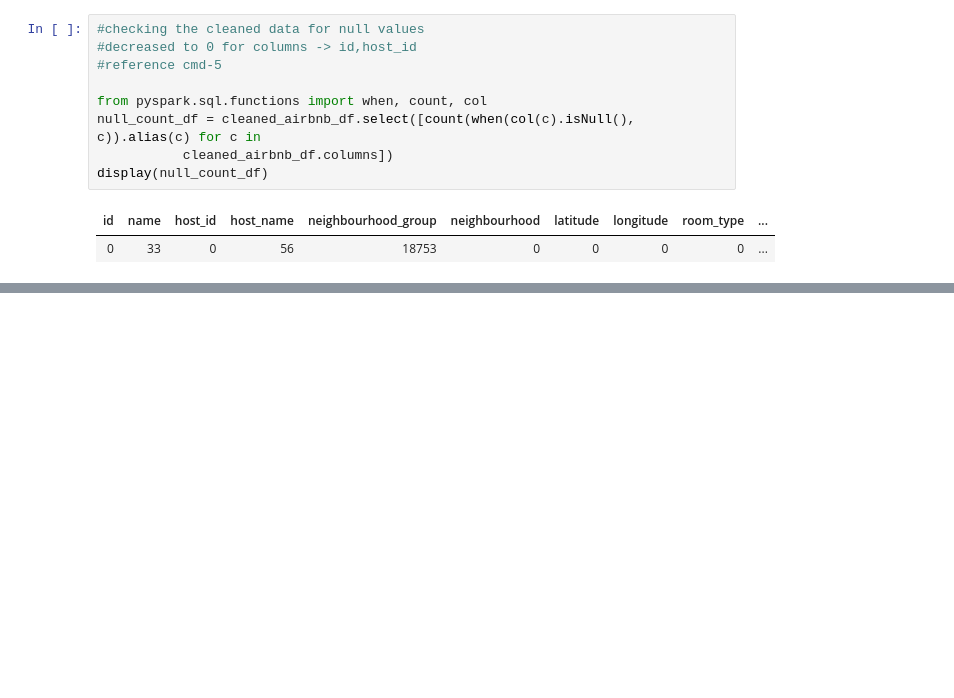
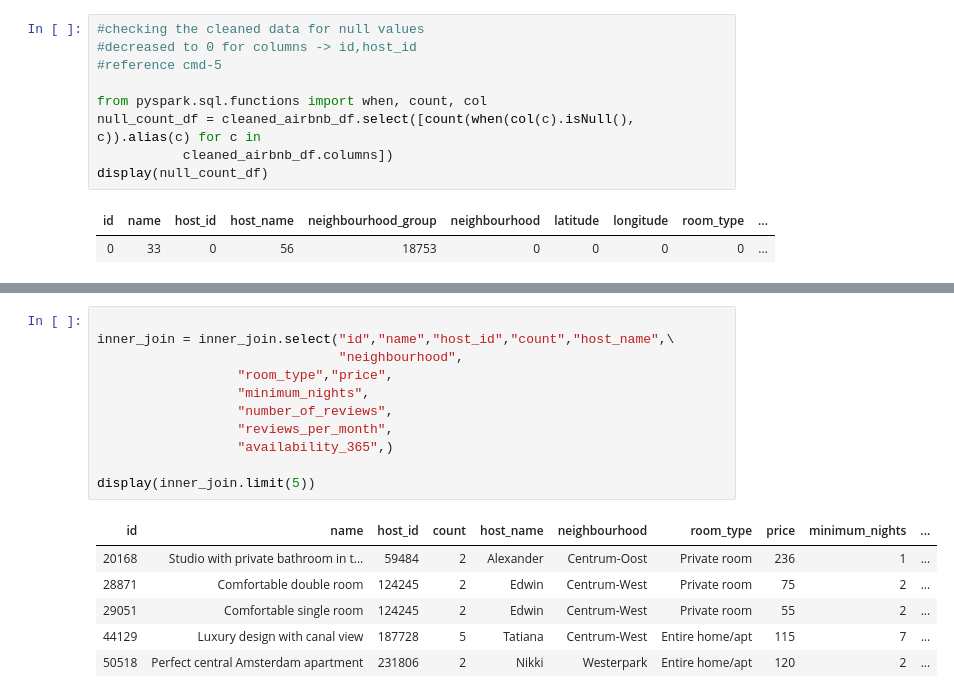
Before and after one commit to HarshitaSing/pySpark_ETL, a Jupyter notebook: Let's Transform.ipynb, the cells around one changed output, grey strips where cells are left out. Saved outputs shown, nothing was run; the diff lists cells and outputs as text; blank space fills up the shorter version.

```diff
--- a/Let's Transform.ipynb
+++ b/Let's Transform.ipynb
@@ -108,0 +147,18 @@ host_id_count.count()
+# %%
+
+inner_join = inner_join.select("id","name","host_id","count","host_name",\
+                               "neighbourhood",
+                  "room_type","price",
+                  "minimum_nights",
+                  "number_of_reviews",
+                  "reviews_per_month",
+                  "availability_365",)
+
+display(inner_join.limit(5))
+# %% [output]
+| id | name | host_id | count | host_name | neighbourhood | room_type | price | minimum_nights | ... |
+| 20168 | Studio with private bathroom in t... | 59484 | 2 | Alexander | Centrum-Oost | Private room | 236 | 1 | ... |
+| 28871 | Comfortable double room | 124245 | 2 | Edwin | Centrum-West | Private room | 75 | 2 | ... |
+| 29051 | Comfortable single room | 124245 | 2 | Edwin | Centrum-West | Private room | 55 | 2 | ... |
+| 44129 | Luxury design with canal view | 187728 | 5 | Tatiana | Centrum-West | Entire home/apt | 115 | 7 | ... |
+| 50518 | Perfect central Amsterdam apartment | 231806 | 2 | Nikki | Westerpark | Entire home/apt | 120 | 2 | ... |
```
Also changed, not shown: parts of 4 cells of this notebook.
